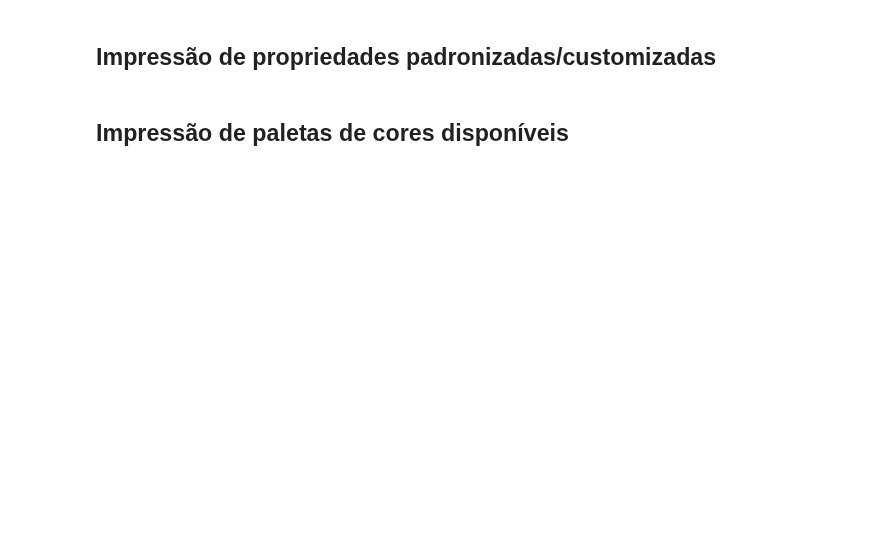
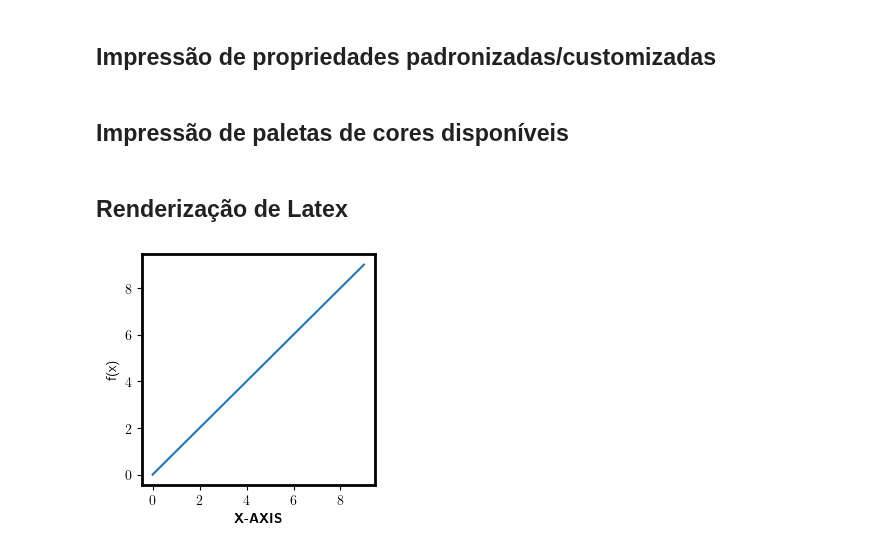
Before and after one commit to gcpeixoto/DATAVIZ, a Jupyter notebook: _build/html/_sources/ipynb/B-quick-guide-matplotlib.ipynb, the cells around one changed output. Saved outputs shown, nothing was run; the diff lists cells and outputs as text; code cells hidden in the pictures; blank space fills up the shorter version.

```diff
--- a/_build/html/_sources/ipynb/B-quick-guide-matplotlib.ipynb
+++ b/_build/html/_sources/ipynb/B-quick-guide-matplotlib.ipynb
@@ -278,3 +299,21 @@ def print_palette(opt):
 
     for k,v in selector.items():
         if k == opt: print(v)
+# %% [markdown]
+## Renderização de Latex
+# %%
+from matplotlib.pyplot import xlabel, ylabel
+from matplotlib import rc
+
+# ativa Latex
+rc('text', usetex=True)
+rc('axes', linewidth=2)
+rc('font', weight='bold')
+
+
+fig, ax = plt.subplots(figsize=(3,3))
+ax.plot(x,x)
+xlabel(r'\textbf{X-AXIS}', fontsize=10);
+ylabel(r'f(x)', fontsize=10);
+# %% [output]
+[figure, added]
```
Also changed, not shown: parts of 8 cells of this notebook, 51 other files.
